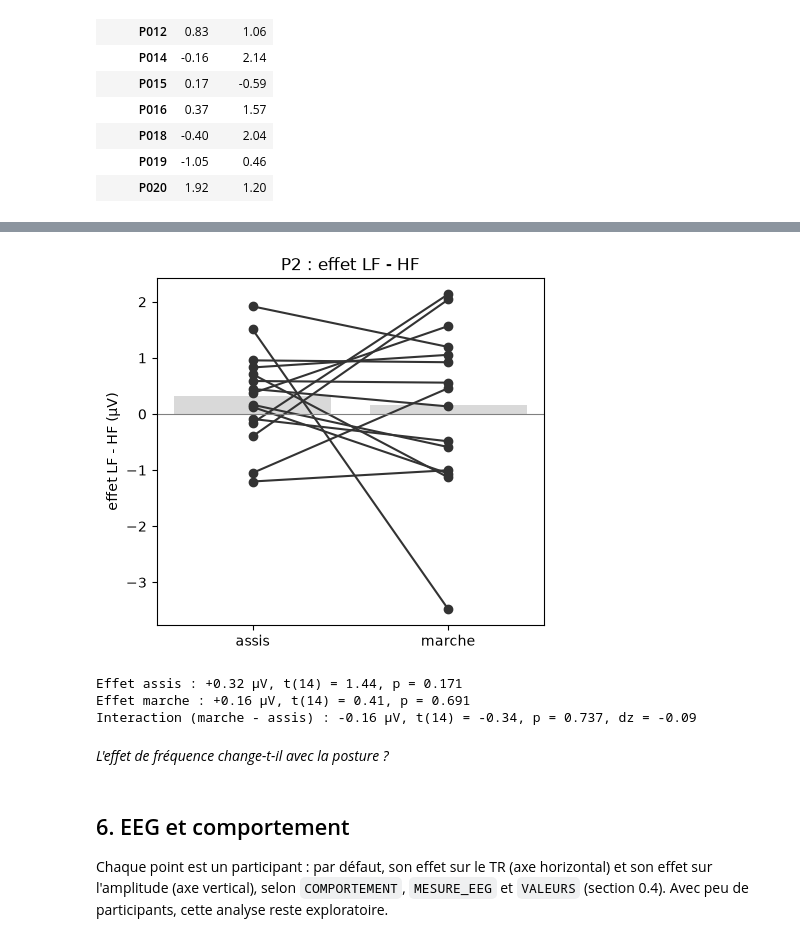
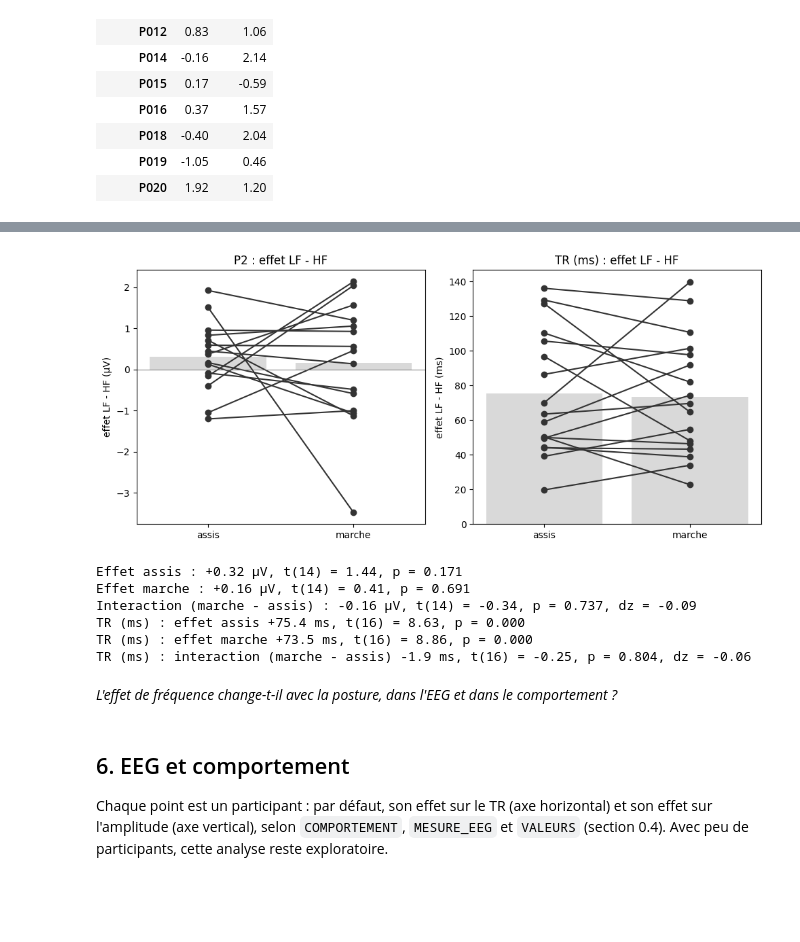
Before and after one commit to snesmaeili/PSY2007-Y-UdeM, a Jupyter notebook: autumn-2026/seance2/09_analysis1_lexicaldecision.ipynb, the cells around one changed output, grey strips where cells are left out. Saved outputs shown, nothing was run; the diff lists cells and outputs as text; code cells hidden in the pictures; blank space fills up the shorter version.

```diff
--- a/autumn-2026/seance2/09_analysis1_lexicaldecision.ipynb
+++ b/autumn-2026/seance2/09_analysis1_lexicaldecision.ipynb
@@ -312,9 +354,10 @@ comport.round(1)
 | 33 | P021 | marche | 860.8 | 83.2 | 1034.0 |
 # %%
 # ---- F1 : le comportement --------------------------------------------------------------------------------------------------------
-fig, axes = plt.subplots(1, 3, figsize=(12, 4))
+mesures_c = [m for m in ('TR (ms)', 'Exactitude (%)', 'IES (ms)') if m in comport]   # avec HYPOTHESE = 'tr', le TR seulement
+fig, axes = plt.subplots(1, len(mesures_c), figsize=(4 * len(mesures_c), 4), squeeze=False)
 resultats = []
-for ax, mesure in zip(axes, ['TR (ms)', 'Exactitude (%)', 'IES (ms)']):
+for ax, mesure in zip(axes[0], mesures_c):
     large = comport.pivot(index='participant', columns='condition', values=mesure)[[COND_A, COND_B]].dropna()   # qui a les deux conditions
     ax.bar([0, 1], large.mean(), color=[COULEURS[COND_A], COULEURS[COND_B]], alpha=0.3)       # la moyenne du groupe
     ax.plot([0, 1], large.T.to_numpy(), color='0.2', marker='o')                               # un trait par participant
@@ -325,6 +368,8 @@ for ax, mesure in zip(axes, ['TR (ms)', 'Exactitude (%)', 'IES (ms)']):
                      f't({len(large) - 1}) = {t:.2f}, p = {p:.3f}, dz = {difference.mean() / difference.std(ddof=1):.2f}')
 plt.tight_layout()
 plt.show()
+if HYPOTHESE == 'tr':
+    resultats.append("(par construction, les essais lents ont un TR plus long : ce test décrit seulement l'écart entre les deux moitiés)")
 print('\n'.join(resultats))
 # %% [output]
 [figure]
@@ -546,3 +617,15 @@ P2 : effet LF - HF (µV) dans chaque posture
 | P018 | -0.40 | 2.04 |
 | P019 | -1.05 | 0.46 |
 | P020 | 1.92 | 1.20 |
+# %%
+# ---- 5.2 L'effet sur le comportement dans chaque posture -------------------------------------------------------------------------
+choisis_i = essais[essais['type'].isin(TYPES_A + TYPES_B)]
+choisis_i = choisis_i.assign(condition=np.where(choisis_i['type'].isin(TYPES_B), 'B', 'A'))   # B - A, comme pour l'EEG
+groupes = ['participant', 'posture', 'condition']
+comport_i = pd.DataFrame({'TR (ms)': choisis_i[choisis_i['tr_valide']].groupby(groupes)['tr_ms'].mean(),   # les mêmes mesures qu'en 1.1
+                          'Exactitude (%)': 100 * choisis_i.groupby(groupes)['correct'].mean()})
+comport_i['IES (ms)'] = comport_i['TR (ms)'] / (comport_i['Exactitude (%)'] / 100)
+par_condition = comport_i[COMPORTEMENT].unstack('condition')
+interaction_c = (par_condition['B'] - par_condition['A']).unstack('posture')[['assis', 'marche']].dropna()   # qui a les deux postures
+print(f'{COMPORTEMENT} : effet {NOM_EFFET} dans chaque posture')
+interaction_c.round(1)
@@ -549,26 +653,40 @@ P2 : effet LF - HF (µV) dans chaque posture
 # %%
 # ---- F7 : l'effet dans chaque posture et l'interaction ---------------------------------------------------------------------------
-fig, ax = plt.subplots(figsize=(5, 4.5))
-ax.bar([0, 1], interaction.mean(), color='0.85')
-ax.plot([0, 1], interaction.T.to_numpy(), color='0.2', marker='o')     # un trait par participant
-ax.axhline(0, color='0.5', lw=0.8)
-ax.set(xticks=[0, 1], xticklabels=['assis', 'marche'], ylabel=f'effet {NOM_EFFET} (µV)', title=f'{NOM} : effet {NOM_EFFET}')
+UNITE_C = COMPORTEMENT.split('(')[1].rstrip(')')                 # 'ms' ou '%'
+fig, axes = plt.subplots(1, 2, figsize=(10, 4.5))
+for ax, tableau, titre, unite in ((axes[0], interaction, NOM, 'µV'), (axes[1], interaction_c, COMPORTEMENT, UNITE_C)):   # l'EEG, le comportement
+    ax.bar([0, 1], tableau.mean(), color='0.85')
+    ax.plot([0, 1], tableau.T.to_numpy(), color='0.2', marker='o')     # un trait par participant
+    ax.axhline(0, color='0.5', lw=0.8)
+    ax.set(xticks=[0, 1], xticklabels=['assis', 'marche'], ylabel=f'effet {NOM_EFFET} ({unite})', title=f'{titre} : effet {NOM_EFFET}')
+plt.tight_layout()
 plt.show()
 n = len(interaction)
 for posture in ('assis', 'marche'):                              # chaque effet contre 0
     t, p = stats.ttest_1samp(interaction[posture], 0.0)
     print(f'Effet {posture} : {interaction[posture].mean():+.2f} µV, t({n - 1}) = {t:.2f}, p = {p:.3f}')
 t, p = stats.ttest_rel(interaction['marche'], interaction['assis'])   # l'interaction : l'effet change-t-il avec la posture ?
 difference = interaction['marche'] - interaction['assis']
 print(f'Interaction (marche - assis) : {difference.mean():+.2f} µV, t({n - 1}) = {t:.2f}, p = {p:.3f}, '
       f'dz = {difference.mean() / difference.std(ddof=1):.2f}')
+n_c = len(interaction_c)                                         # le comportement : les mêmes tests
+for posture in ('assis', 'marche'):
+    t, p = stats.ttest_1samp(interaction_c[posture], 0.0)
+    print(f'{COMPORTEMENT} : effet {posture} {interaction_c[posture].mean():+.1f} {UNITE_C}, t({n_c - 1}) = {t:.2f}, p = {p:.3f}')
+t, p = stats.ttest_rel(interaction_c['marche'], interaction_c['assis'])
+difference_c = interaction_c['marche'] - interaction_c['assis']
+print(f'{COMPORTEMENT} : interaction (marche - assis) {difference_c.mean():+.1f} {UNITE_C}, t({n_c - 1}) = {t:.2f}, p = {p:.3f}, '
+      f'dz = {difference_c.mean() / difference_c.std(ddof=1):.2f}')
 # %% [output]
-[figure, old version]
+[figure, new version]
 Effet assis : +0.32 µV, t(14) = 1.44, p = 0.171
 Effet marche : +0.16 µV, t(14) = 0.41, p = 0.691
 Interaction (marche - assis) : -0.16 µV, t(14) = -0.34, p = 0.737, dz = -0.09
+TR (ms) : effet assis +75.4 ms, t(16) = 8.63, p = 0.000
+TR (ms) : effet marche +73.5 ms, t(16) = 8.86, p = 0.000
+TR (ms) : interaction (marche - assis) -1.9 ms, t(16) = -0.25, p = 0.804, dz = -0.06
 # %% [markdown]
-*L'effet de fréquence change-t-il avec la posture ?*
+*L'effet de fréquence change-t-il avec la posture, dans l'EEG et dans le comportement ?*
 # %% [markdown]
 ## 6. EEG et comportement
 
```
Also changed, not shown: parts of 16 cells of this notebook.
